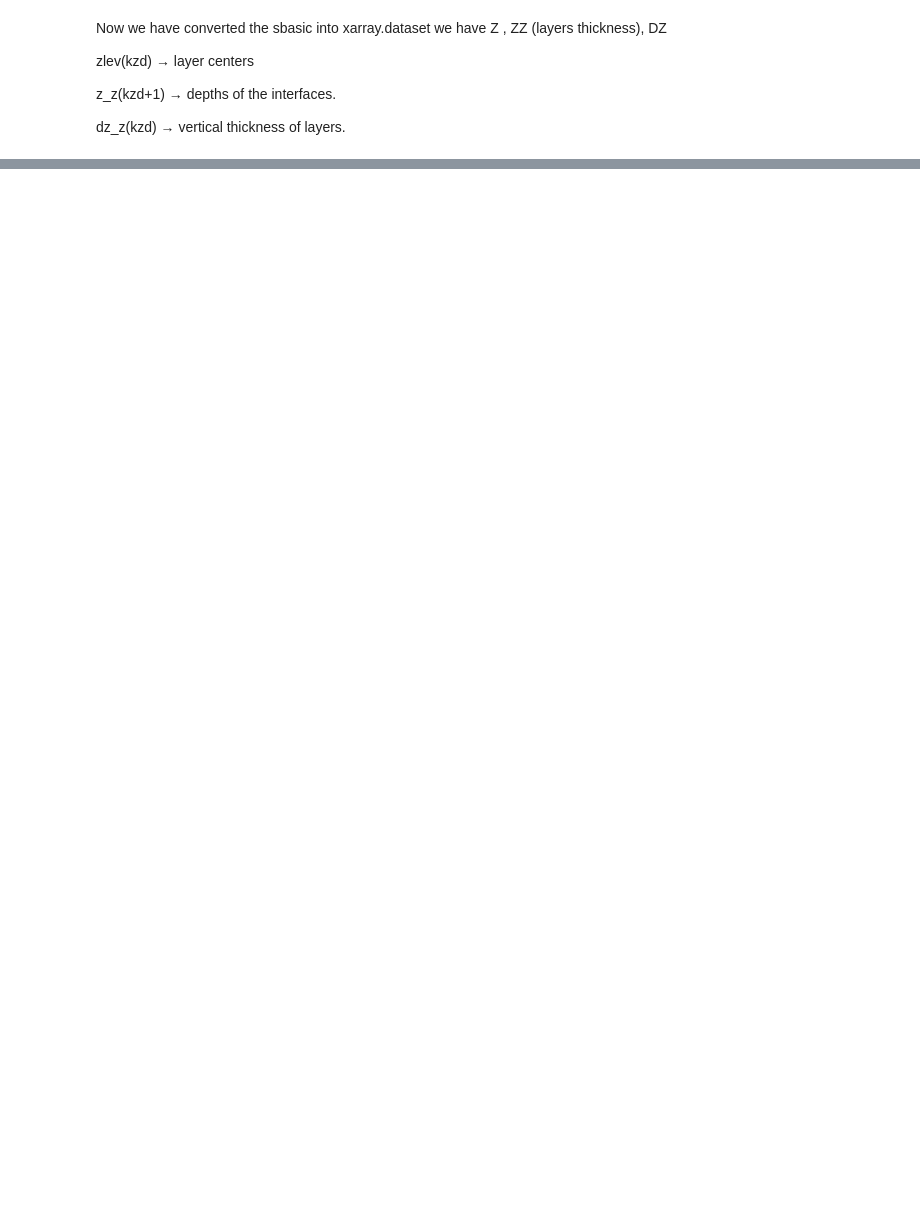
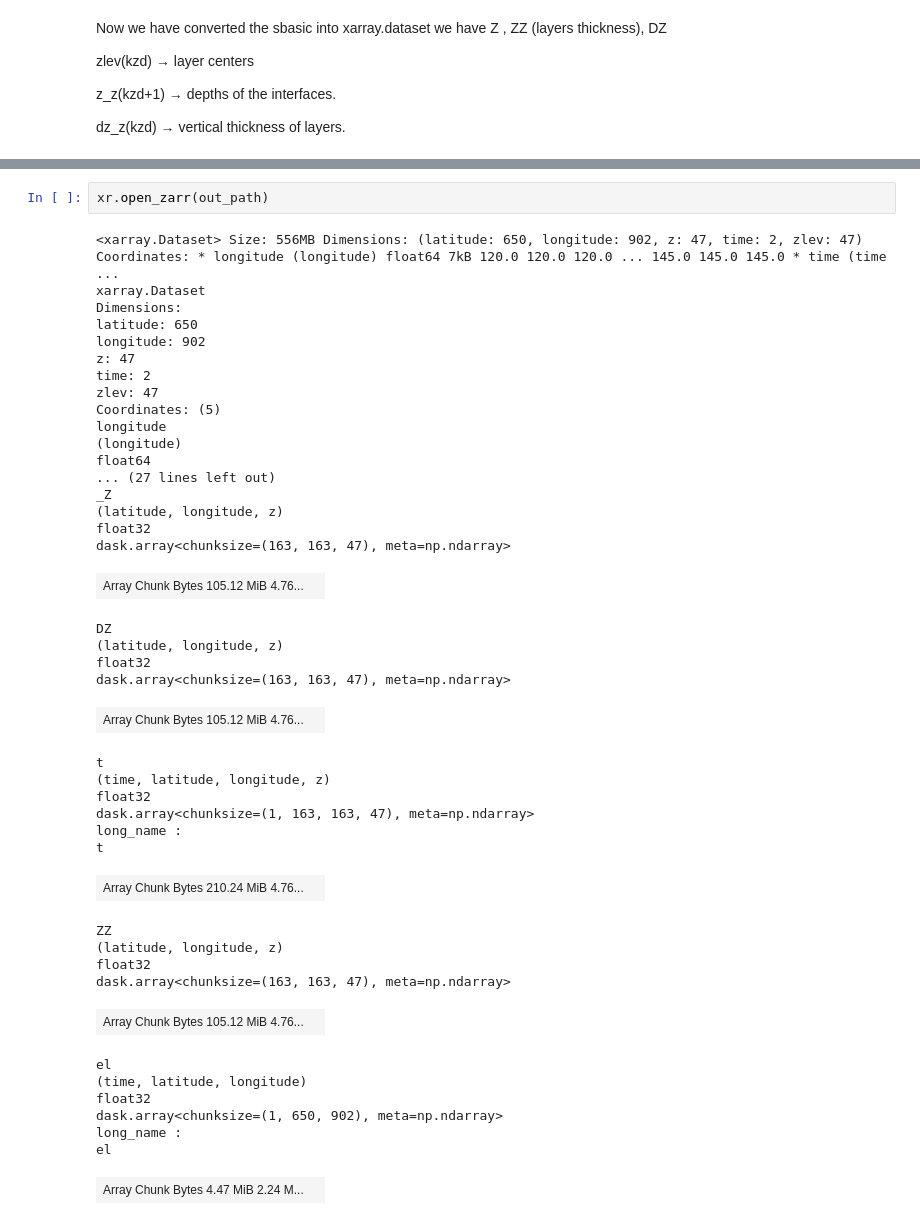
Before and after one commit to IAOCEA/jcope_to_zarr, a Jupyter notebook: conversion_JCOPE2ZARR.ipynb, the cells around one changed output, grey strips where cells are left out. Cells and saved outputs as stored; diff of their text form; blank space fills up the shorter version.

```diff
--- a/conversion_JCOPE2ZARR.ipynb
+++ b/conversion_JCOPE2ZARR.ipynb
@@ -678,0 +290,45 @@ print("diff time=0 shape:", diff_ds["diff"].isel(time=0).shape)
+# %%
+xr.open_zarr(out_path)
+# %% [output]
+<xarray.Dataset> Size: 556MB Dimensions: (latitude: 650, longitude: 902, z: 47, time: 2, zlev: 47) Coordinates: * longitude (longitude) float64 7kB 120.0 120.0 120.0 ... 145.0 145.0 145.0 * time (time ...
+xarray.Dataset
+Dimensions:
+latitude: 650
+longitude: 902
+z: 47
+time: 2
+zlev: 47
+Coordinates: (5)
+longitude
+(longitude)
+float64
+... (27 lines left out)
+_Z
+(latitude, longitude, z)
+float32
+dask.array<chunksize=(163, 163, 47), meta=np.ndarray>
+| Array Chunk Bytes 105.12 MiB 4.76... |  |
+DZ
+(latitude, longitude, z)
+float32
+dask.array<chunksize=(163, 163, 47), meta=np.ndarray>
+| Array Chunk Bytes 105.12 MiB 4.76... |  |
+t
+(time, latitude, longitude, z)
+float32
+dask.array<chunksize=(1, 163, 163, 47), meta=np.ndarray>
+long_name :
+t
+| Array Chunk Bytes 210.24 MiB 4.76... |  |
+ZZ
+(latitude, longitude, z)
+float32
+dask.array<chunksize=(163, 163, 47), meta=np.ndarray>
+| Array Chunk Bytes 105.12 MiB 4.76... |  |
+el
+(time, latitude, longitude)
+float32
+dask.array<chunksize=(1, 650, 902), meta=np.ndarray>
+long_name :
+el
+| Array Chunk Bytes 4.47 MiB 2.24 M... |  |
```
Also changed, not shown: parts of 65 cells of this notebook, 1 other file.
